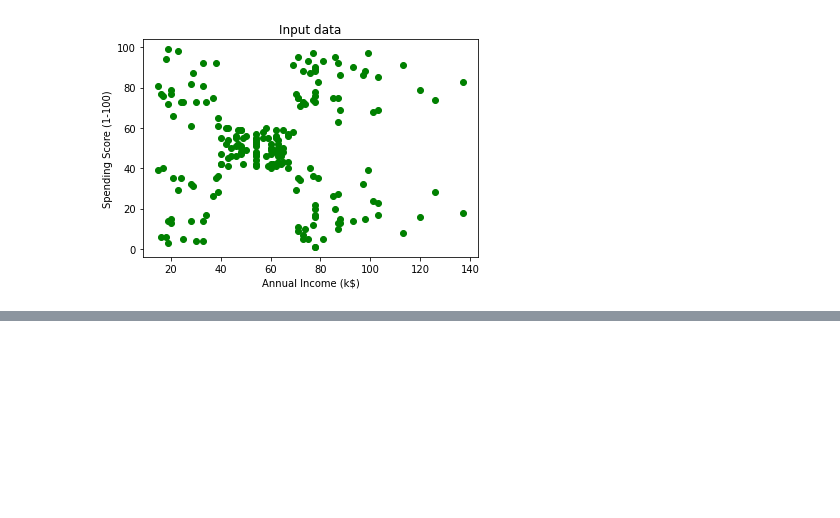
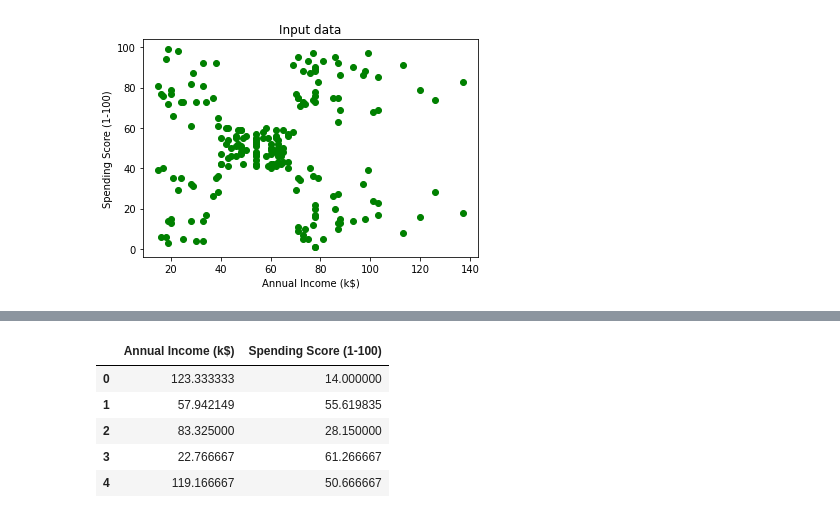
Before and after one commit to crmsnbleyd/kmeans-py, a Jupyter notebook: k-means.ipynb, the cells around one changed output, grey strips where cells are left out. Drawn from its saved outputs; the diff is of its cells as text; code cells hidden in the pictures; blank space fills up the shorter version.

```diff
--- a/k-means.ipynb
+++ b/k-means.ipynb
@@ -93,0 +131,12 @@ def assign_centroid(data, centroids):
+# %%
+# assigning centroid to be average (mean) of values in its cluster
+data_columns = ['Annual Income (k$)', 'Spending Score (1-100)']
+centroids = x.groupby('centroid').agg('mean').loc[:,data_columns].reset_index(drop = True)
+centroids
+# %% [output]
+|  | Annual Income (k$) | Spending Score (1-100) |
+| 0 | 123.333333 | 14.000000 |
+| 1 | 57.942149 | 55.619835 |
+| 2 | 83.325000 | 28.150000 |
+| 3 | 22.766667 | 61.266667 |
+| 4 | 119.166667 | 50.666667 |
```
Also changed, not shown: parts of 9 cells of this notebook.
